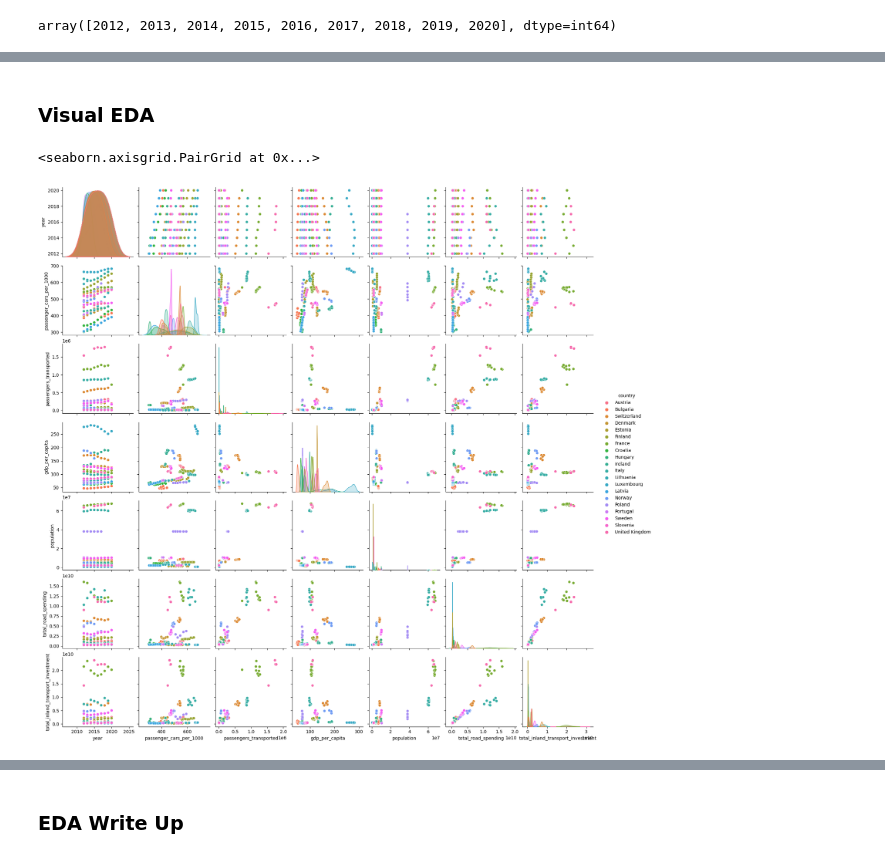
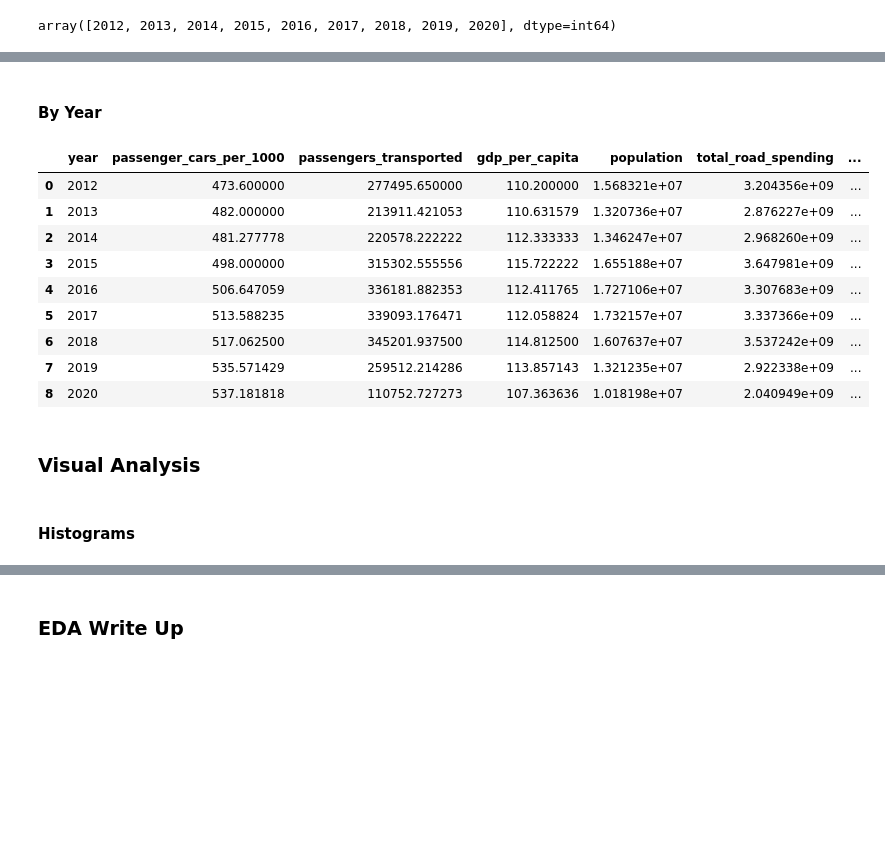
Before and after one commit to emanmozaffar/si618-final-project, a Jupyter notebook: tyler_clustering.ipynb, the cells around one changed output, grey strips where cells are left out. Cells and saved outputs as stored; diff of their text form; code cells hidden in the pictures; blank space fills up the shorter version.

```diff
--- a/tyler_clustering.ipynb
+++ b/tyler_clustering.ipynb
@@ -625,7 +832,22 @@ display(country_data.head())
+# %% [markdown]
+#### By Year
+# %%
+group_by_year = ['year', 'passenger_cars_per_1000', 'passengers_transported',
+       'gdp_per_capita', 'population', 'total_road_spending',
+       'total_inland_transport_investment']
+country_data[group_by_year].groupby(['year'], as_index=False).mean()
+# %% [output]
+|  | year | passenger_cars_per_1000 | passengers_transported | gdp_per_capita | population | total_road_spending | ... |
+| 0 | 2012 | 473.600000 | 277495.650000 | 110.200000 | 1.568321e+07 | 3.204356e+09 | ... |
+| 1 | 2013 | 482.000000 | 213911.421053 | 110.631579 | 1.320736e+07 | 2.876227e+09 | ... |
+| 2 | 2014 | 481.277778 | 220578.222222 | 112.333333 | 1.346247e+07 | 2.968260e+09 | ... |
+| 3 | 2015 | 498.000000 | 315302.555556 | 115.722222 | 1.655188e+07 | 3.647981e+09 | ... |
+| 4 | 2016 | 506.647059 | 336181.882353 | 112.411765 | 1.727106e+07 | 3.307683e+09 | ... |
+| 5 | 2017 | 513.588235 | 339093.176471 | 112.058824 | 1.732157e+07 | 3.337366e+09 | ... |
+| 6 | 2018 | 517.062500 | 345201.937500 | 114.812500 | 1.607637e+07 | 3.537242e+09 | ... |
+| 7 | 2019 | 535.571429 | 259512.214286 | 113.857143 | 1.321235e+07 | 2.922338e+09 | ... |
+| 8 | 2020 | 537.181818 | 110752.727273 | 107.363636 | 1.018198e+07 | 2.040949e+09 | ... |
 # %% [markdown]
-### Visual EDA
+### Visual Analysis
-# %%
-sns.pairplot(country_data, hue='country')
-# %% [output]
-<seaborn.axisgrid.PairGrid at 0x...>
-[figure, removed]
+# %% [markdown]
+#### Histograms
```
Also changed, not shown: parts of 28 cells of this notebook.
